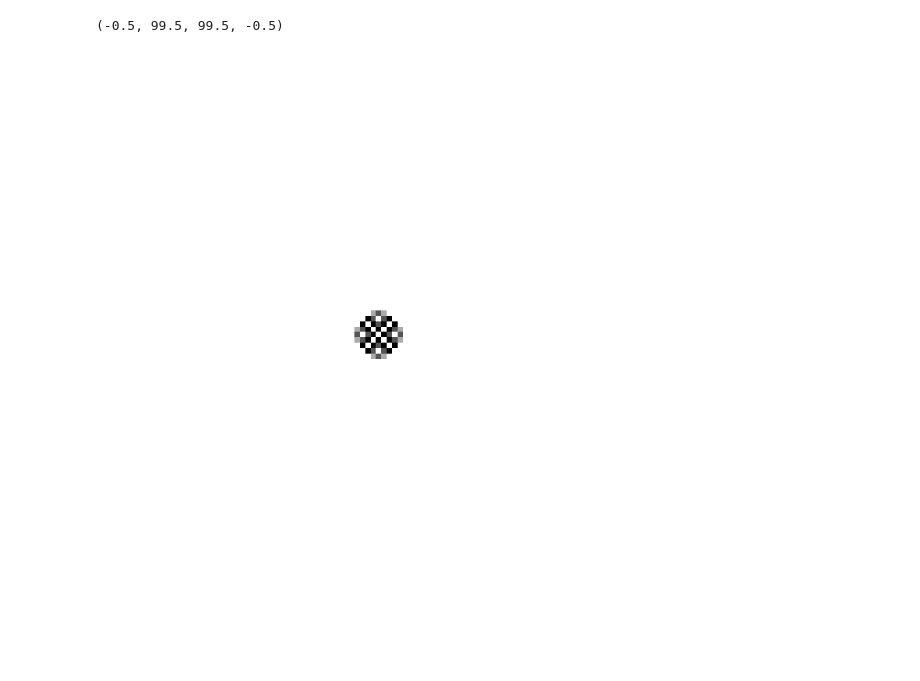
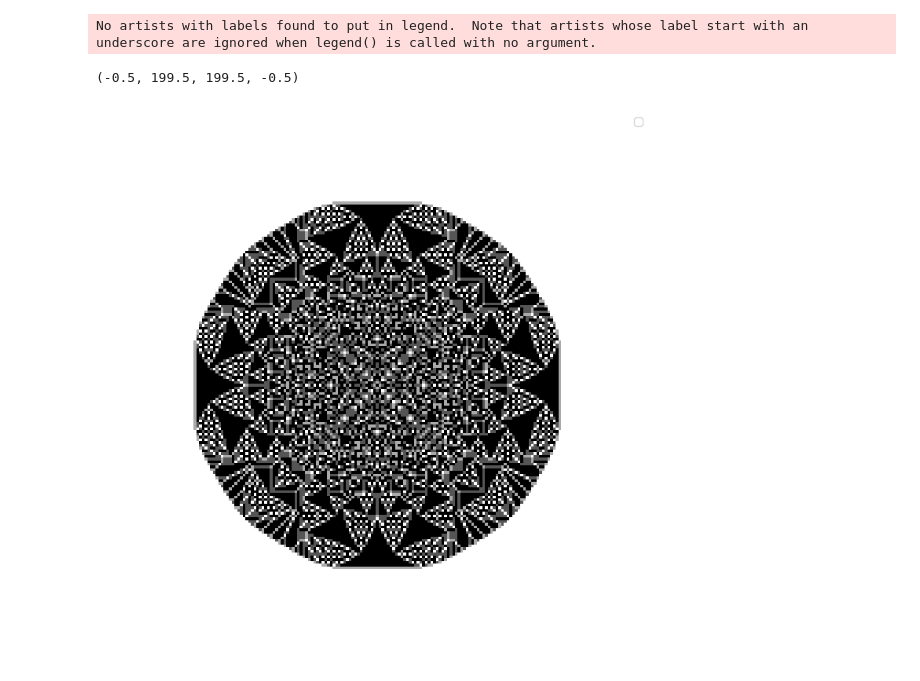
Before and after one commit to Goldartfrog/ComputationalPhysics, a Jupyter notebook: CellularSand.ipynb, the cells around one changed output. Drawn from its saved outputs; the diff is of its cells as text; code cells hidden in the pictures; blank space fills up the shorter version.

Commit message:
finished sand

```diff
--- a/CellularSand.ipynb
+++ b/CellularSand.ipynb
@@ -4,4 +4,4 @@ import sys
 import gzip
 import matplotlib.pyplot as plt
 # %%
-size = 100
+size = 25
@@ -7,0 +83,14 @@ size = 100
+# %%
+store_avalanche_averages = []
+store_sand_amount_averages = []
+for i in range(runs - 100):
+    avalanche_average = np.sum(store_avalanche_sizes[i:i+100]) / 100
+    store_avalanche_averages.append(avalanche_average)
+    num_average = np.sum(store_sand_amounts[i:i+100]) / 100
+    store_sand_amount_averages.append(num_average)
+
+
+plt.plot(np.linspace(start= 0, stop=10000, num=10000-100), store_avalanche_averages)
+print(store_avalanche_sizes)
+plt.xlabel("Steps")
+plt.ylabel("Avalanche Size (window averaged)")
@@ -20,0 +158,7 @@ def dropSand(grid, x, y, k):
+# %%
+SpecialDropSand(state, 6, 6, 3)
+plt.rcParams['image.cmap'] = 'binary'
+fig, ax = plt.subplots(figsize=(9, 9))
+ax.matshow(involved_state)
+ax.legend()
+ax.axis(False)
@@ -21,17 +169,17 @@ def dropSand(grid, x, y, k):
 # %%
+size = 200
 state = np.zeros((size, size))
-runs = 10000
-# x = np.random.randint(0, size-1, runs)
-# y = np.random.randint(0, size-1, runs)
-# for i in range(10000):
-#     dropSand(state, x[i], y[i], 3)
-for i in range(100):
-    dropSand(state, 50, 50, 3)
+runs = 32767
+
+for i in range(runs):
+    dropSand(state, (int)(size/2), (int)(size/2), 3)
 
 plt.rcParams['image.cmap'] = 'binary'
 fig, ax = plt.subplots(figsize=(9, 9))
 ax.matshow(state)
+ax.legend()
 ax.axis(False)
 # %% [output]
-(-0.5, 99.5, 99.5, -0.5)
+No artists with labels found to put in legend.  Note that artists whose label start with an underscore are ignored when legend() is called with no argument.
+(-0.5, 199.5, 199.5, -0.5)
-[figure, old version]
+[figure, new version]
```
Also changed, not shown: parts of 7 cells of this notebook, 1 other file.
